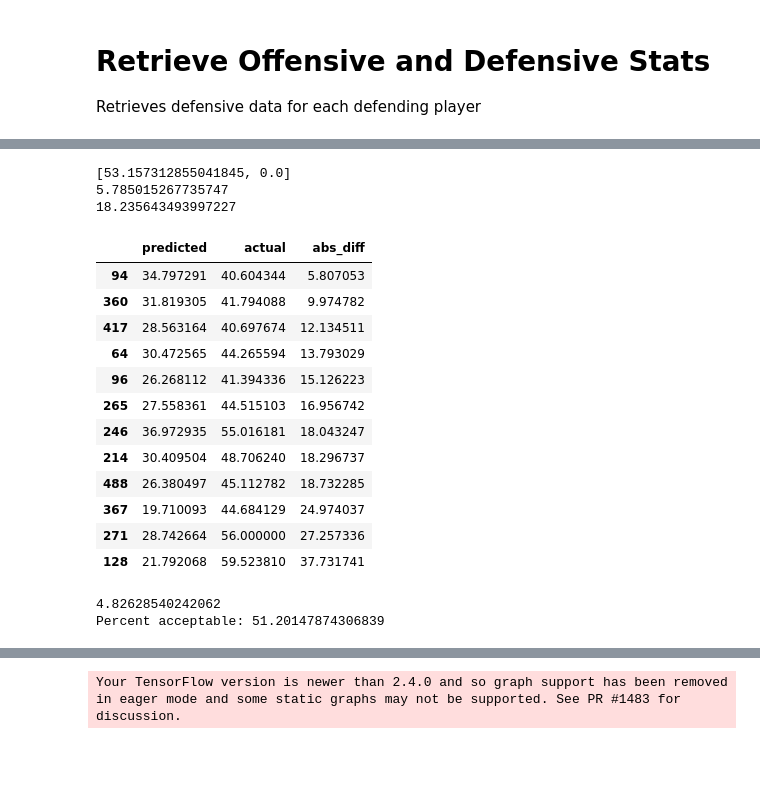
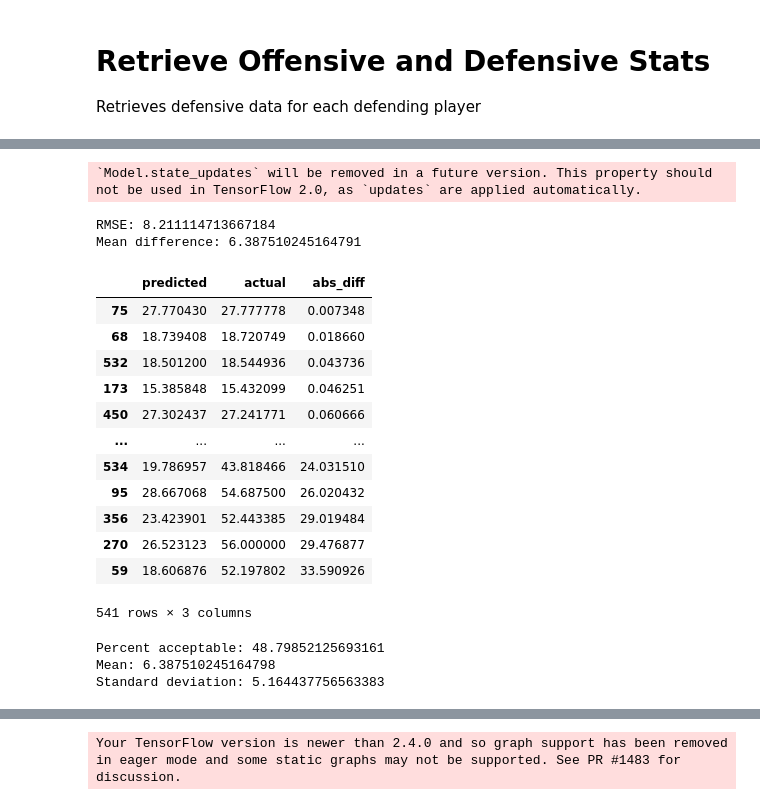
Before and after one commit to Darrick-Oliver/senior-project, a Jupyter notebook: h2h_off_def_experiment.ipynb, the cells around one changed output, grey strips where cells are left out. Cells and saved outputs as stored; diff of their text form; code cells hidden in the pictures; blank space fills up the shorter version.

```diff
--- a/h2h_off_def_experiment.ipynb
+++ b/h2h_off_def_experiment.ipynb
@@ -307,31 +310,29 @@ Wall time: 51.6 s
 # %%
+from math import sqrt
+
 y_pred = model.predict(X_test)
 score = model.evaluate(X_test, y_test)
-print(score)
+print('RMSE: ' + str(sqrt(score[0])))
 
 diff = abs(y_pred.flatten() - y_test.flatten())
-print(diff.mean())
+print('Mean difference: ' + str(diff.mean()))
 predictions = pd.DataFrame(data={'predicted': y_pred.flatten(), 'actual': y_test.flatten(), 'abs_diff': diff})
 predictions.sort_values(by='abs_diff', inplace=True)
-
-s = predictions[predictions['actual'] > 40]
-print(s['abs_diff'].mean())
-s
-# predictions
+predictions
 # %% [output]
-[53.157312855041845, 0.0]
-5.785015267735747
-18.235643493997227
+`Model.state_updates` will be removed in a future version. This property should not be used in TensorFlow 2.0, as `updates` are applied automatically.
+RMSE: 8.211114713667184
+Mean difference: 6.387510245164791
 |  | predicted | actual | abs_diff |
-| 94 | 34.797291 | 40.604344 | 5.807053 |
-| 360 | 31.819305 | 41.794088 | 9.974782 |
-| 417 | 28.563164 | 40.697674 | 12.134511 |
-| 64 | 30.472565 | 44.265594 | 13.793029 |
-| 96 | 26.268112 | 41.394336 | 15.126223 |
-| 265 | 27.558361 | 44.515103 | 16.956742 |
-| 246 | 36.972935 | 55.016181 | 18.043247 |
-| 214 | 30.409504 | 48.706240 | 18.296737 |
-| 488 | 26.380497 | 45.112782 | 18.732285 |
-| 367 | 19.710093 | 44.684129 | 24.974037 |
-| 271 | 28.742664 | 56.000000 | 27.257336 |
-| 128 | 21.792068 | 59.523810 | 37.731741 |
+| 75 | 27.770430 | 27.777778 | 0.007348 |
+| 68 | 18.739408 | 18.720749 | 0.018660 |
+| 532 | 18.501200 | 18.544936 | 0.043736 |
+| 173 | 15.385848 | 15.432099 | 0.046251 |
+| 450 | 27.302437 | 27.241771 | 0.060666 |
+| ... | ... | ... | ... |
+| 534 | 19.786957 | 43.818466 | 24.031510 |
+| 95 | 28.667068 | 54.687500 | 26.020432 |
+| 356 | 23.423901 | 52.443385 | 29.019484 |
+| 270 | 26.523123 | 56.000000 | 29.476877 |
+| 59 | 18.606876 | 52.197802 | 33.590926 |
+541 rows × 3 columns
@@ -340,11 +352,13 @@ fig = px.histogram(x=predictions['abs_diff'], labels={
     'x': 'difference'
 })
 
-# nth percentile difference (Lower number better)
-print(predictions.quantile(q=0.5)['abs_diff'])
+# print(predictions.quantile(q=0.5)['abs_diff'])
 print('Percent acceptable: ' + str(len(predictions[predictions['abs_diff'] < 5]) / len(predictions) * 100))
+print('Mean: ' + str(predictions['abs_diff'].mean()))
+print('Standard deviation: ' + str(predictions['abs_diff'].std()))
 
 fig.show()
 # %% [output]
-4.82628540242062
-Percent acceptable: 51.20147874306839
+Percent acceptable: 48.79852125693161
+Mean: 6.387510245164798
+Standard deviation: 5.164437756563383
```
Also changed, not shown: parts of 17 cells of this notebook, 2 other files.
